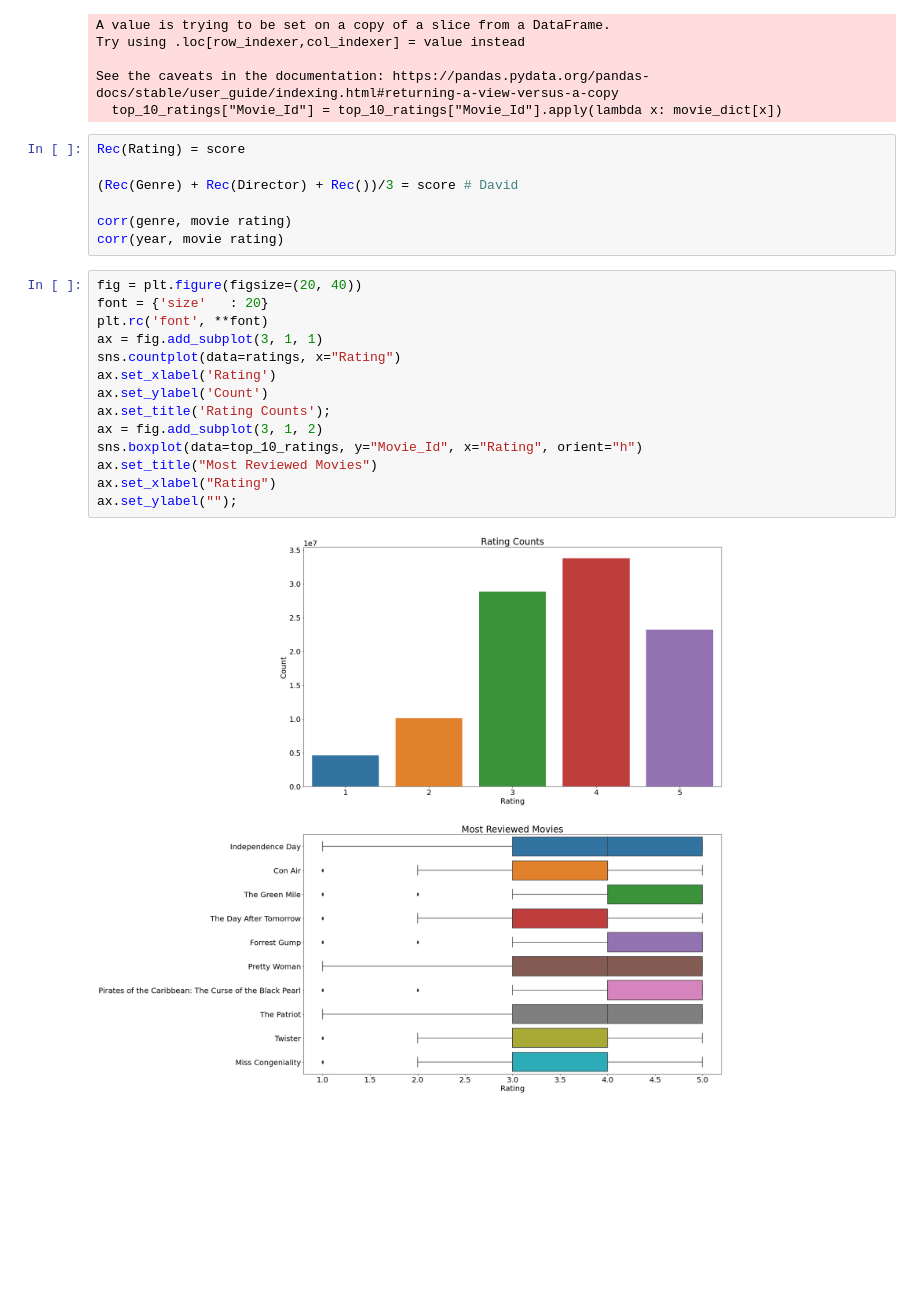
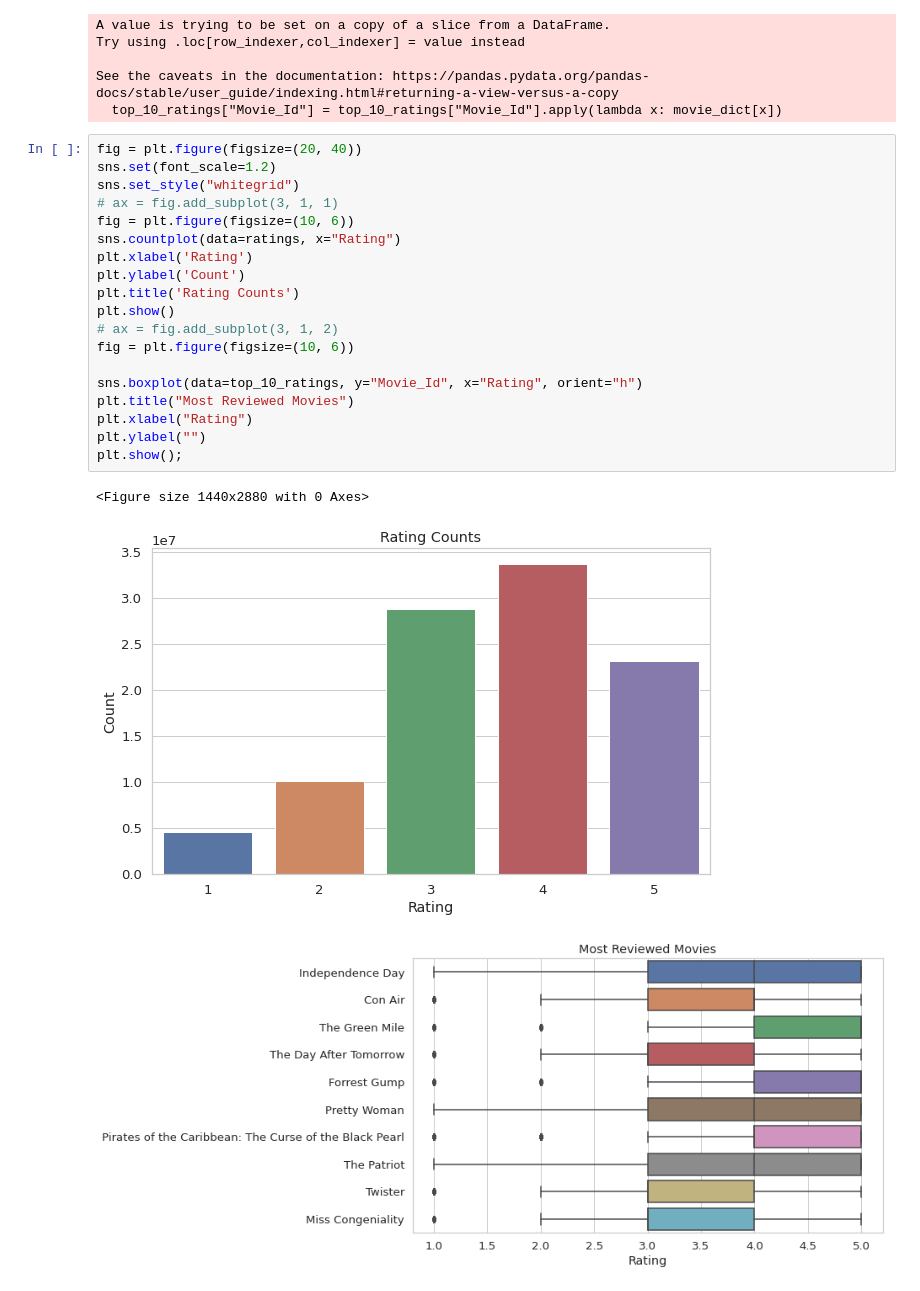
Before and after one commit to dash2927/ABCD, a Jupyter notebook: notebooks/EDA_Netflix.ipynb, the cells around one changed output. Cells and saved outputs as stored; diff of their text form; blank space fills up the shorter version.

Commit message:
separated plots

```diff
--- a/notebooks/EDA_Netflix.ipynb
+++ b/notebooks/EDA_Netflix.ipynb
@@ -142,26 +142,26 @@ Try using .loc[row_indexer,col_indexer] = value instead
 
 See the caveats in the documentation: https://pandas.pydata.org/pandas-docs/stable/user_guide/indexing.html#returning-a-view-versus-a-copy
   top_10_ratings["Movie_Id"] = top_10_ratings["Movie_Id"].apply(lambda x: movie_dict[x])
-# %%
-Rec(Rating) = score
-
-(Rec(Genre) + Rec(Director) + Rec())/3 = score # David
-
-corr(genre, movie rating)
-corr(year, movie rating)
 # %%
 fig = plt.figure(figsize=(20, 40))
-font = {'size'   : 20}
-plt.rc('font', **font)
-ax = fig.add_subplot(3, 1, 1)
+sns.set(font_scale=1.2)
+sns.set_style("whitegrid")
+# ax = fig.add_subplot(3, 1, 1)
+fig = plt.figure(figsize=(10, 6))
 sns.countplot(data=ratings, x="Rating")
-ax.set_xlabel('Rating')
-ax.set_ylabel('Count')
-ax.set_title('Rating Counts');
-ax = fig.add_subplot(3, 1, 2)
+plt.xlabel('Rating')
+plt.ylabel('Count')
+plt.title('Rating Counts')
+plt.show()
+# ax = fig.add_subplot(3, 1, 2)
+fig = plt.figure(figsize=(10, 6))
+
 sns.boxplot(data=top_10_ratings, y="Movie_Id", x="Rating", orient="h")
-ax.set_title("Most Reviewed Movies")
-ax.set_xlabel("Rating")
-ax.set_ylabel("");
+plt.title("Most Reviewed Movies")
+plt.xlabel("Rating")
+plt.ylabel("")
+plt.show();
 # %% [output]
+<Figure size 1440x2880 with 0 Axes>
-[figure, old version]
+[figure, new version]
+[figure, added]
```
